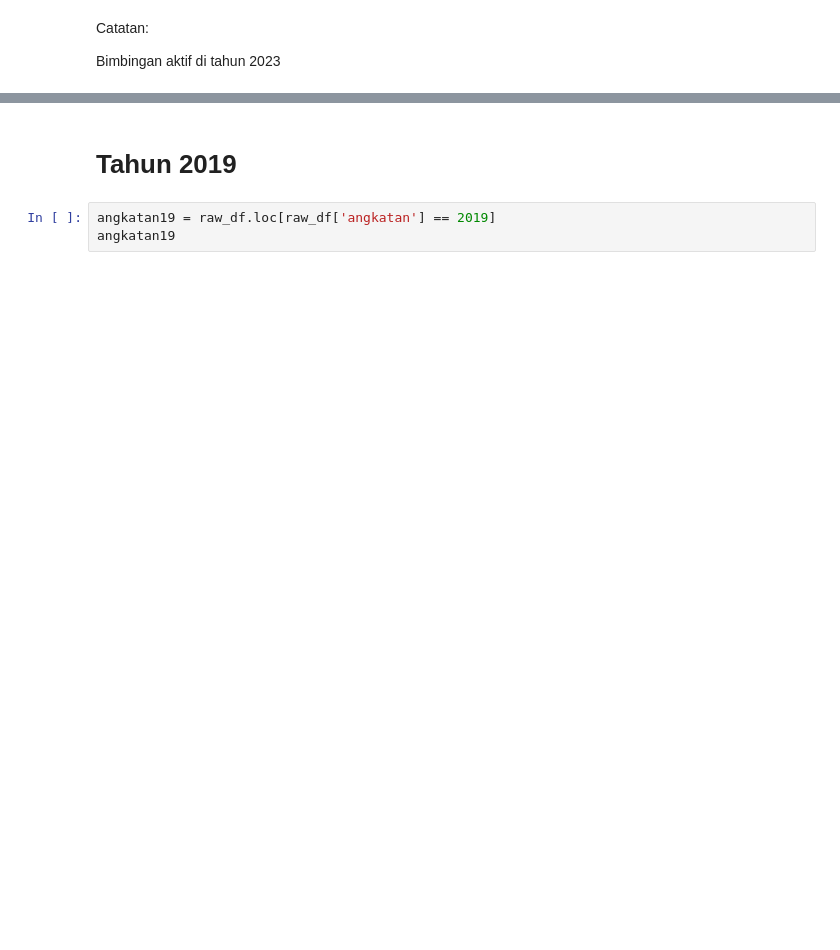
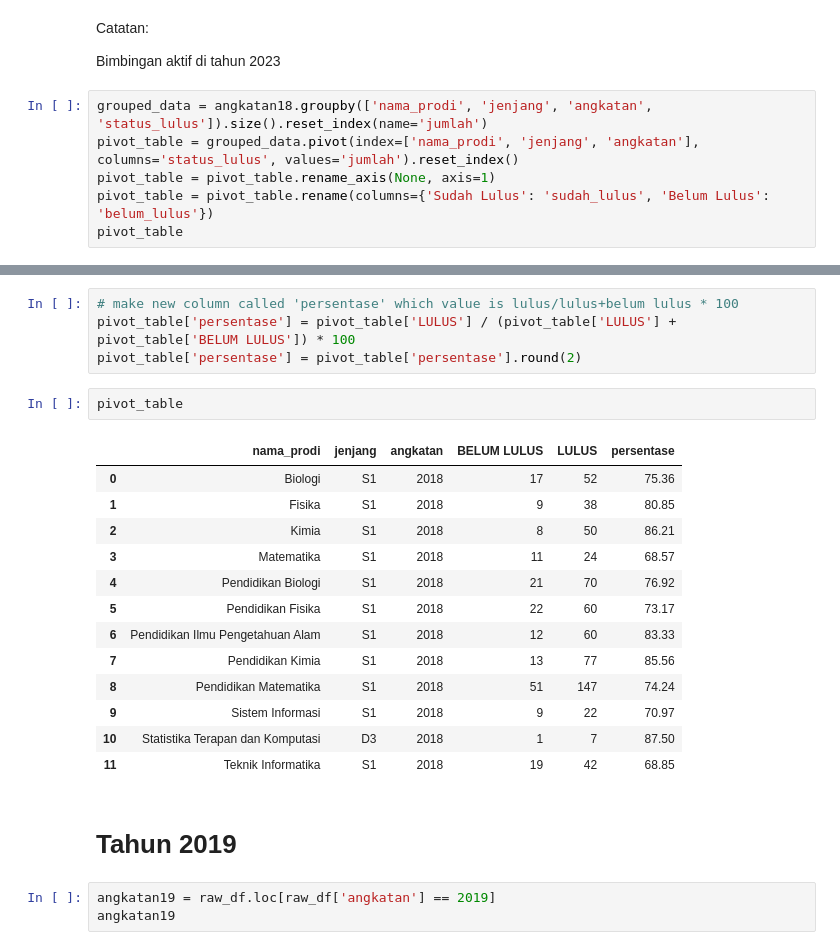
Before and after one commit to euclideands/viz, a Jupyter notebook: penelitian2.ipynb, the cells around one changed output, grey strips where cells are left out. Cells and saved outputs as stored; diff of their text form; blank space fills up the shorter version.

Commit message:
pivot

```diff
--- a/penelitian2.ipynb
+++ b/penelitian2.ipynb
@@ -186,3 +236,9 @@ fig.show()
 Catatan:
 
 Bimbingan aktif di tahun 2023
+# %%
+grouped_data = angkatan18.groupby(['nama_prodi', 'jenjang', 'angkatan', 'status_lulus']).size().reset_index(name='jumlah')
+pivot_table = grouped_data.pivot(index=['nama_prodi', 'jenjang', 'angkatan'], columns='status_lulus', values='jumlah').reset_index()
+pivot_table = pivot_table.rename_axis(None, axis=1)
+pivot_table = pivot_table.rename(columns={'Sudah Lulus': 'sudah_lulus', 'Belum Lulus': 'belum_lulus'})
+pivot_table
@@ -189,3 +259,23 @@ Bimbingan aktif di tahun 2023
+# %%
+# make new column called 'persentase' which value is lulus/lulus+belum lulus * 100
+pivot_table['persentase'] = pivot_table['LULUS'] / (pivot_table['LULUS'] + pivot_table['BELUM LULUS']) * 100
+pivot_table['persentase'] = pivot_table['persentase'].round(2)
+# %%
+pivot_table
+# %% [output]
+|  | nama_prodi | jenjang | angkatan | BELUM LULUS | LULUS | persentase |
+| 0 | Biologi | S1 | 2018 | 17 | 52 | 75.36 |
+| 1 | Fisika | S1 | 2018 | 9 | 38 | 80.85 |
+| 2 | Kimia | S1 | 2018 | 8 | 50 | 86.21 |
+| 3 | Matematika | S1 | 2018 | 11 | 24 | 68.57 |
+| 4 | Pendidikan Biologi | S1 | 2018 | 21 | 70 | 76.92 |
+| 5 | Pendidikan Fisika | S1 | 2018 | 22 | 60 | 73.17 |
+| 6 | Pendidikan Ilmu Pengetahuan Alam | S1 | 2018 | 12 | 60 | 83.33 |
+| 7 | Pendidikan Kimia | S1 | 2018 | 13 | 77 | 85.56 |
+| 8 | Pendidikan Matematika | S1 | 2018 | 51 | 147 | 74.24 |
+| 9 | Sistem Informasi | S1 | 2018 | 9 | 22 | 70.97 |
+| 10 | Statistika Terapan dan Komputasi | D3 | 2018 | 1 | 7 | 87.50 |
+| 11 | Teknik Informatika | S1 | 2018 | 19 | 42 | 68.85 |
 # %% [markdown]
 # **Tahun 2019**
 # %%
```
Also changed, not shown: parts of 11 cells of this notebook.
